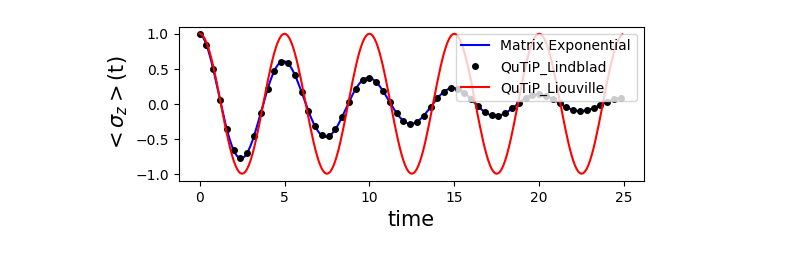
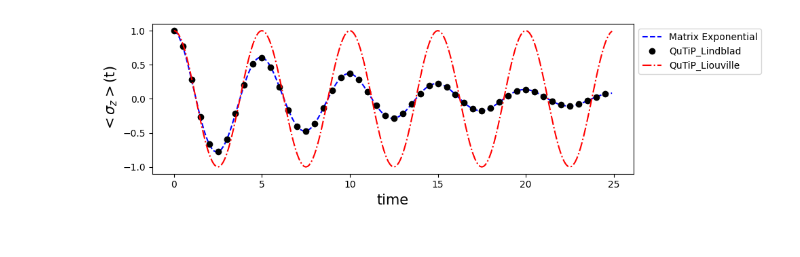
Before and after one commit to saurabhshivpuje/Tutorials-for-Open-Quantum-Systems, a Jupyter notebook: Numerical_simulation.ipynb, the cells around one changed output. Drawn from its saved outputs; the diff is of its cells as text; code cells hidden in the pictures.

```diff
--- a/Numerical_simulation.ipynb
+++ b/Numerical_simulation.ipynb
@@ -90,13 +90,21 @@ expec_vals_qutip_Liouv = qutip_prop(Qobj(H_1spin), Qobj(rho0_1spin), time_arr, [
 expec_vals_qutip_Lindblad = qutip_prop(Qobj(H_1spin), Qobj(rho0_1spin), time_arr, [Qobj(L_1spin)], Qobj(sigmaz))
 # %%
 import matplotlib.pyplot as plt
-plt.figure(figsize=(6,2))
-plt.plot(time_arr, expec_vals_matrix_exp,'b-', label = "Matrix Exponential")
-plt.plot(time_arr, expec_vals_qutip_Lindblad[0],'ko',markersize=4,markevery=4, label = "QuTiP_Lindblad")
-plt.plot(time_arr, expec_vals_qutip_Liouv[0],'r-', label = "QuTiP_Liouville")
-plt.xlabel('time',fontsize=15)
-plt.ylabel('$<\\sigma_z>$(t)',fontsize=15)
-plt.legend(loc = 'upper right')
+
+plt.figure(figsize=(10, 3))
+
+# Plot with different styles
+plt.plot(time_arr, expec_vals_matrix_exp, 'b--', label="Matrix Exponential")  # Dashed line for Matrix Exponential
+plt.plot(time_arr, expec_vals_qutip_Lindblad[0], 'ko', markersize=6, markevery=5, label="QuTiP_Lindblad")  # Larger markers for QuTiP_Lindblad
+plt.plot(time_arr, expec_vals_qutip_Liouv[0], 'r-.', label="QuTiP_Liouville")  # Dash-dot line for QuTiP_Liouville
+
+plt.xlabel('time', fontsize=15)
+plt.ylabel('$<\\sigma_z>$(t)', fontsize=15)
+
+# Move legend outside the plot area
+plt.legend(loc='upper left', bbox_to_anchor=(1, 1))
+
+plt.tight_layout()  # Adjust layout to fit everything nicely
 plt.show()
 # %% [output]
-[figure, old version]
+[figure, new version]
```
Also changed, not shown: 1 other file.
